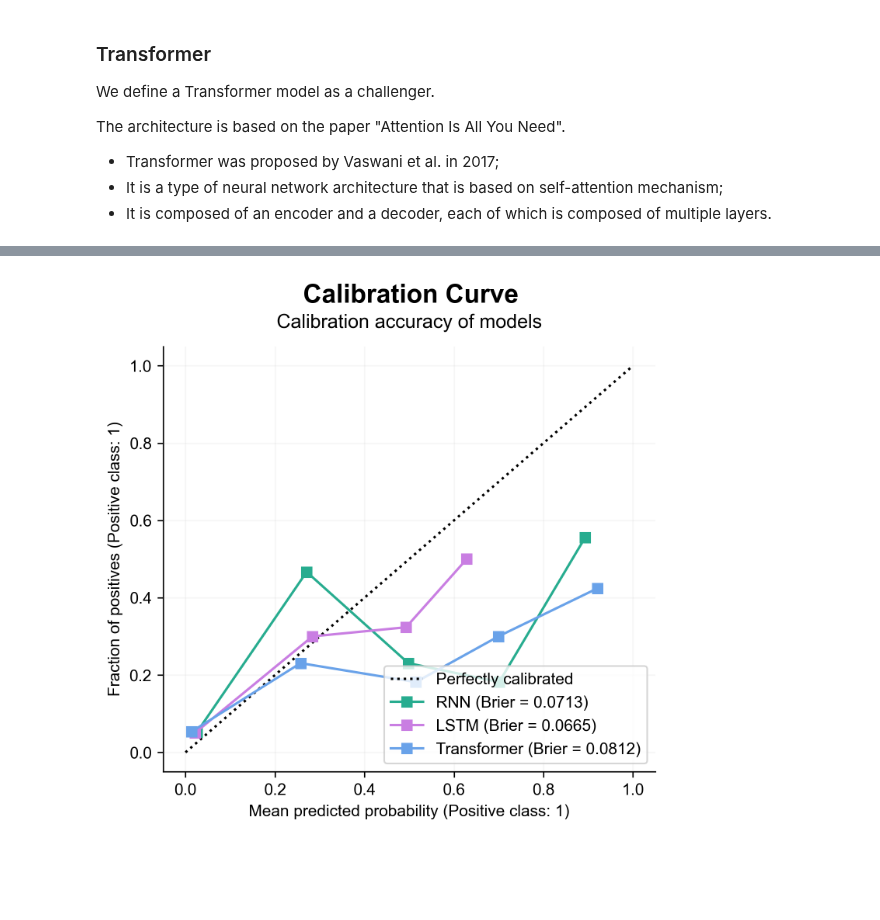
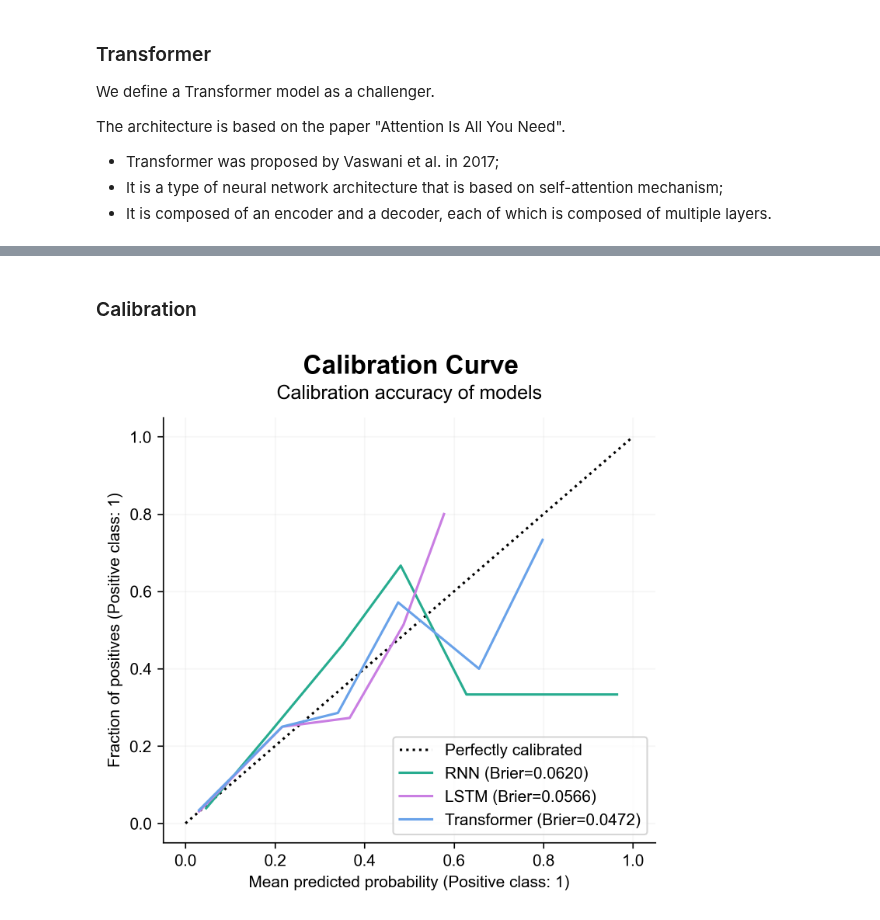
Before and after one commit to deburky/calibration, a Jupyter notebook: loss-functions/default-prediction-neural-networks.ipynb, the cells around one changed output, grey strips where cells are left out. Drawn from its saved outputs; the diff is of its cells as text; code cells hidden in the pictures; blank space fills up the shorter version.

```diff
--- a/loss-functions/default-prediction-neural-networks.ipynb
+++ b/loss-functions/default-prediction-neural-networks.ipynb
@@ -721,3 +715,22 @@ plt.show()
+# %% [markdown]
+### Calibration
+# %%
+from sklearn.linear_model import LogisticRegression
+from scipy.special import logit
+
+def calibrate_predictions(predictions, true_labels):
+    model = LogisticRegression()
+    model.fit(logit(predictions).reshape(-1, 1), true_labels)
+    return model.predict_proba(logit(predictions).reshape(-1, 1))[:, 1]
+
+# RNN
+calibrated_predictions_rnn = calibrate_predictions(predictions_rnn, y_test_rnn)
+
+# LSTM
+calibrated_predictions_lstm = calibrate_predictions(predictions_lstm, y_test_lstm)
+
+# Transformer
+calibrated_predictions_transf = calibrate_predictions(predictions_transf, y_test_transf)
 # %%
 from sklearn.calibration import CalibrationDisplay
 from matplotlib import pyplot as plt
@@ -729,56 +742,59 @@ plt.rcParams['font.sans-serif'] = 'Arial'
 plt.figure(figsize=(5, 5), dpi=300)
 ax_roc_auc_curve = plt.axes()
 
-brier_rnn = brier_score_loss(y_test_rnn, predictions_rnn)
-brier_lstm = brier_score_loss(y_test_lstm, predictions_lstm)
-brier_transformer = brier_score_loss(y_test_transf, predictions_transf)
+brier_rnn = brier_score_loss(y_test_rnn, calibrated_predictions_rnn)
+brier_lstm = brier_score_loss(y_test_lstm, calibrated_predictions_lstm)
+brier_transformer = brier_score_loss(y_test_transf, calibrated_predictions_transf)
 
 strategy = 'uniform'
-n_bins = 5
+n_bins = 7
 
 CalibrationDisplay.from_predictions(
     y_test_rnn,
-    predictions_rnn,
+    calibrated_predictions_rnn,
     ax=ax_roc_auc_curve,
     name="RNN",
-    label=f'RNN (Brier = {brier_rnn:.4f})',
+    label=f'RNN (Brier={brier_rnn:.4f})',
     color=colors[0],
     n_bins=n_bins,
-    strategy=strategy
+    strategy=strategy,
+    marker=None
 )
 CalibrationDisplay.from_predictions(
     y_test_lstm,
-    predictions_lstm,
+    calibrated_predictions_lstm,
     ax=ax_roc_auc_curve,
     name="LSTM",
-    label=f'LSTM (Brier = {brier_lstm:.4f})',
+    label=f'LSTM (Brier={brier_lstm:.4f})',
     color=colors[1],
     n_bins=n_bins,
-    strategy=strategy
+    strategy=strategy,
+    marker=None
 )
 CalibrationDisplay.from_predictions(
     y_test_transf,
-    predictions_transf,
+    calibrated_predictions_transf,
     ax=ax_roc_auc_curve,
     name="Transformer",
-    label=f'Transformer (Brier = {brier_transformer:.4f})',
+    label=f'Transformer (Brier={brier_transformer:.4f})',
     color=colors[2],
     n_bins=n_bins,
-    strategy=strategy
+    strategy=strategy,
+    marker=None
 )
 
 # disable right and upper spines
 ax_roc_auc_curve.spines["right"].set_visible(False)
 ax_roc_auc_curve.spines["top"].set_visible(False)
 
 # disable grid
 ax_roc_auc_curve.grid(alpha=0.1)
 
 plt.suptitle("Calibration Curve", fontsize=16, y=0.95, fontweight='bold', x=0.55)
 plt.title("Calibration accuracy of models", fontsize=12, y=1.02, fontweight='light', loc='center')
 
 
 plt.tight_layout()
 plt.show()
 # %% [output]
-[figure, old version]
+[figure, new version]
```
Also changed, not shown: parts of 10 cells of this notebook, 2 other files.
